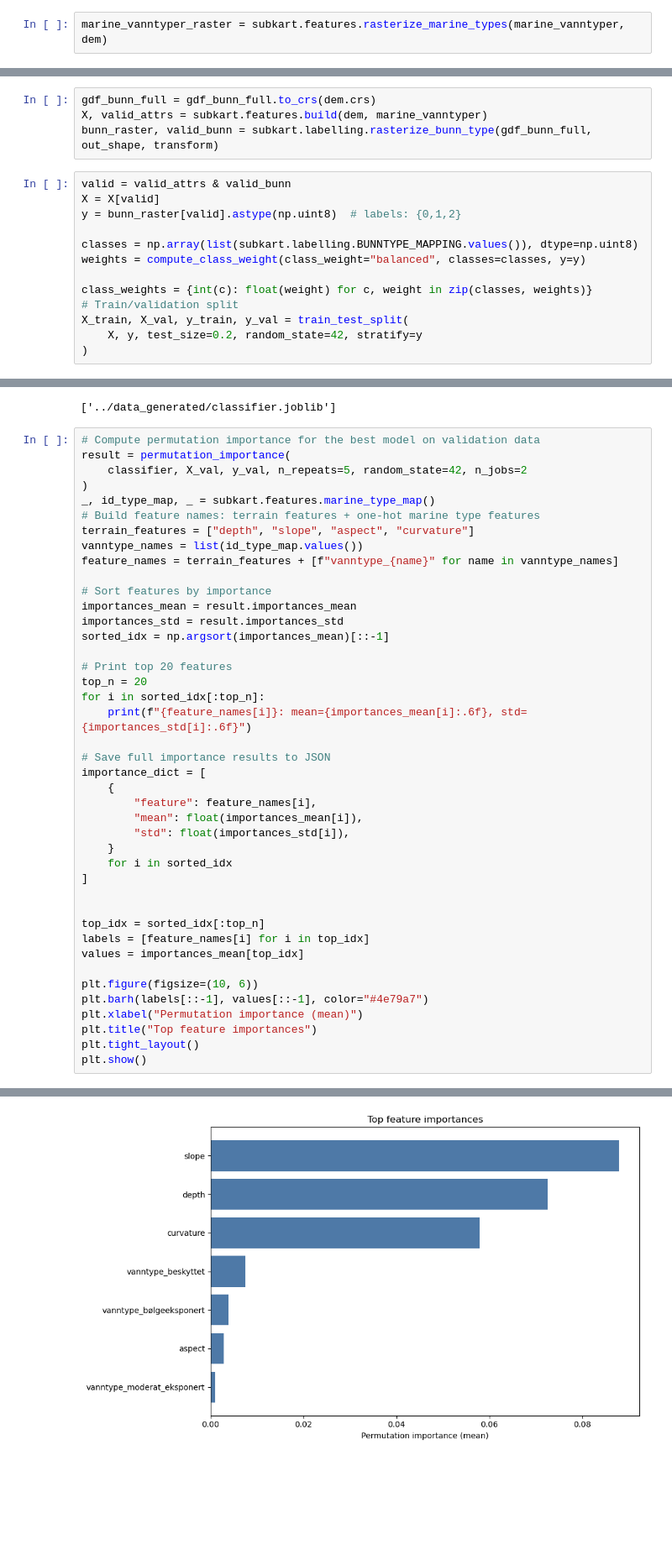
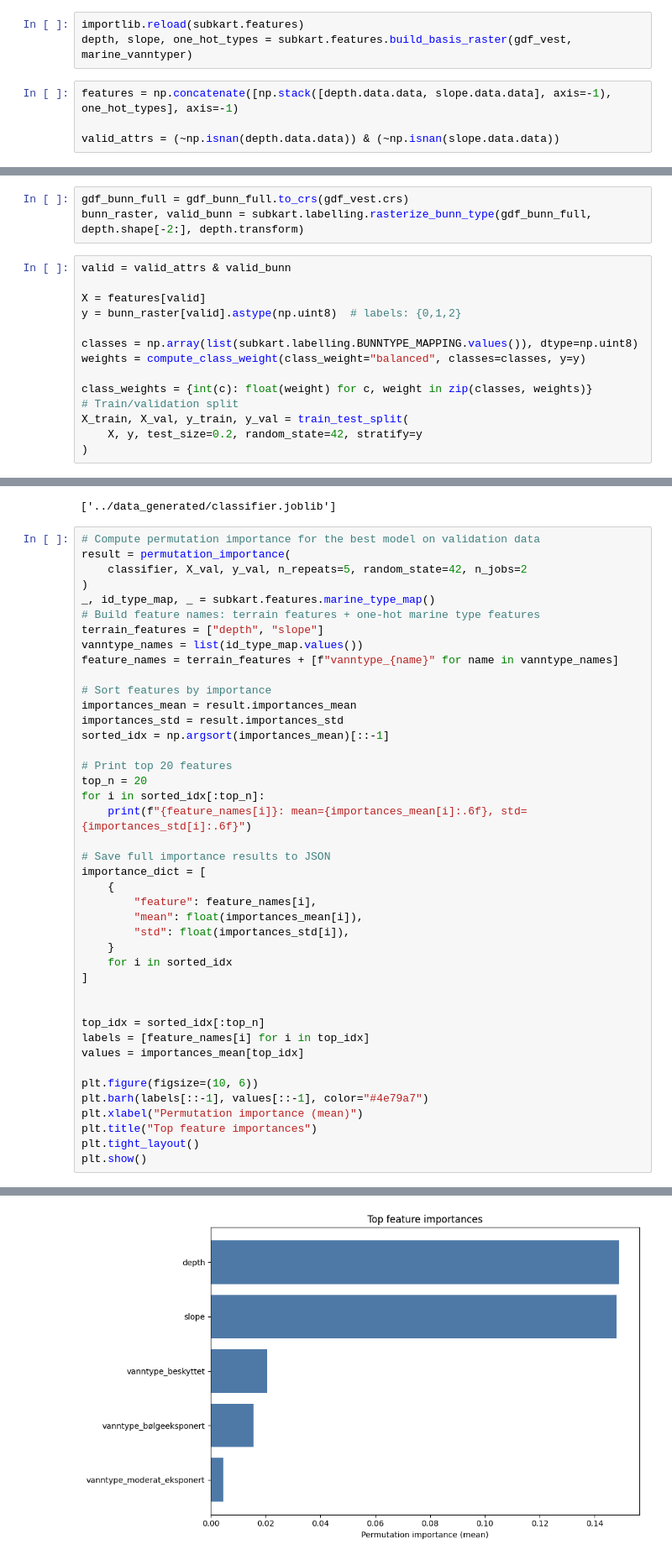
Before and after one commit to NIVANorge/marint-naturkart-niva, a Jupyter notebook: notebooks/02_modelling.ipynb, the cells around one changed output, grey strips where cells are left out. Shown at 84% size. Cells and saved outputs as stored; diff of their text form; blank space fills up the shorter version.

Commit message:
update with slope from depth dataset

```diff
--- a/notebooks/02_modelling.ipynb
+++ b/notebooks/02_modelling.ipynb
@@ -150,2 +83,7 @@ marine_vanntyper = gpd.read_parquet("gs://niva-geodata/MarintNaturKart/mdir/NyTy
+# %%
+importlib.reload(subkart.features)
+depth, slope, one_hot_types = subkart.features.build_basis_raster(gdf_vest, marine_vanntyper)
 # %%
-marine_vanntyper_raster = subkart.features.rasterize_marine_types(marine_vanntyper, dem)
+features = np.concatenate([np.stack([depth.data.data, slope.data.data], axis=-1), one_hot_types], axis=-1)
+
+valid_attrs = (~np.isnan(depth.data.data)) & (~np.isnan(slope.data.data))
@@ -172,12 +104,12 @@ gdf_bunn_full["BunnType"].unique().tolist()
 # %% [output]
 ['blanding/uspesifisert', 'fastbunn', 'løsbunn']
 # %%
-gdf_bunn_full = gdf_bunn_full.to_crs(dem.crs)
-X, valid_attrs = subkart.features.build(dem, marine_vanntyper)
-bunn_raster, valid_bunn = subkart.labelling.rasterize_bunn_type(gdf_bunn_full, out_shape, transform)
+gdf_bunn_full = gdf_bunn_full.to_crs(gdf_vest.crs)
+bunn_raster, valid_bunn = subkart.labelling.rasterize_bunn_type(gdf_bunn_full, depth.shape[-2:], depth.transform)
 # %%
 valid = valid_attrs & valid_bunn
-X = X[valid]
+
+X = features[valid]
 y = bunn_raster[valid].astype(np.uint8)  # labels: {0,1,2}
 
 classes = np.array(list(subkart.labelling.BUNNTYPE_MAPPING.values()), dtype=np.uint8)
@@ -311,7 +243,7 @@ result = permutation_importance(
 )
 _, id_type_map, _ = subkart.features.marine_type_map()
 # Build feature names: terrain features + one-hot marine type features
-terrain_features = ["depth", "slope", "aspect", "curvature"]
+terrain_features = ["depth", "slope"]
 vanntype_names = list(id_type_map.values())
 feature_names = terrain_features + [f"vanntype_{name}" for name in vanntype_names]
 
@@ -357 +287 @@ vanntype_moderat_eksponert: mean=0.000917, std=0.000047
-[figure, old version]
+[figure, new version]
```
Also changed, not shown: parts of 12 cells of this notebook, 4 other files.
